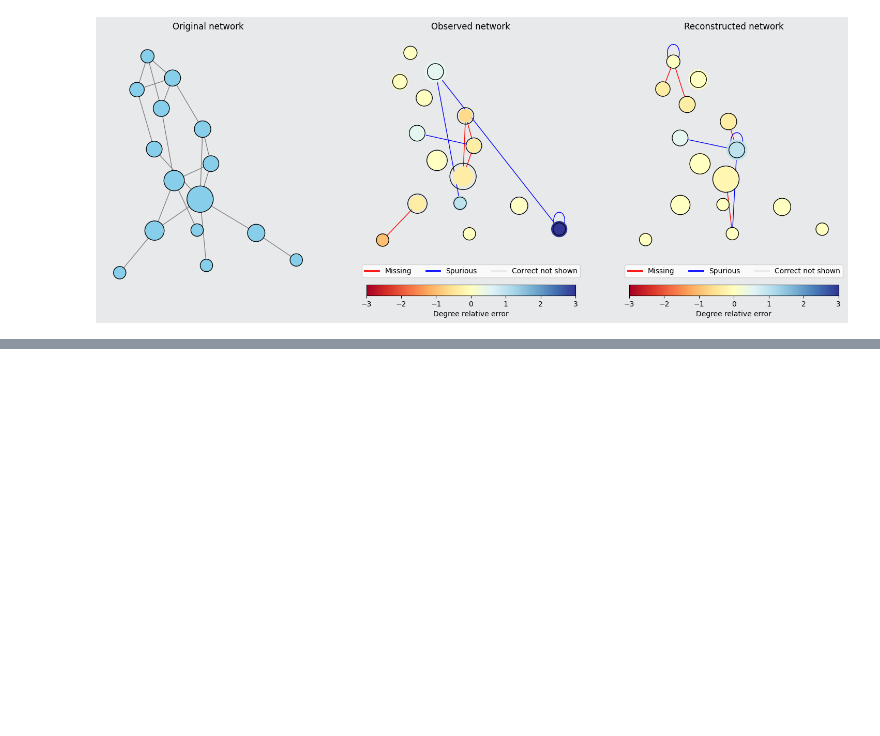
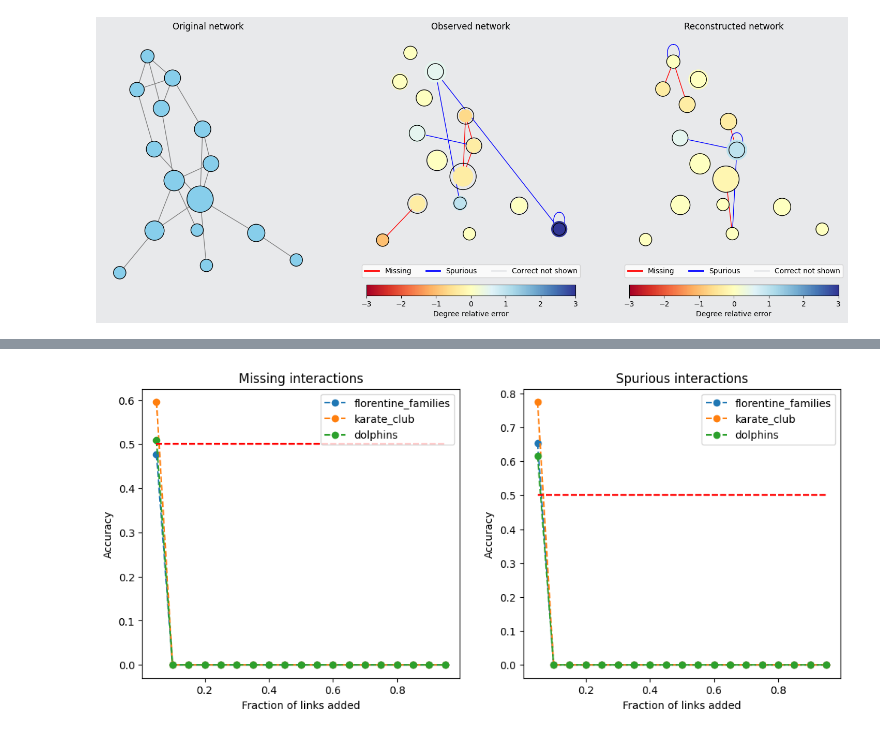
Before and after one commit to paololapo/NetworkReconstruction, a Jupyter notebook: MCMC.ipynb, the cells around one changed output, grey strips where cells are left out. Saved outputs shown, nothing was run; the diff lists cells and outputs as text; code cells hidden in the pictures; blank space fills up the shorter version.

Commit message:
plots

```diff
--- a/MCMC.ipynb
+++ b/MCMC.ipynb
@@ -537,0 +542,5 @@ fig.show()
+# %%
+with open("./logs/scan_karate_club.pkl", "rb") as file:
+    results = pickle.load(file)
+
+pprint(results)
@@ -537,0 +563,25 @@ fig.show()
+# %%
+networks = ["florentine_families", "karate_club", "dolphins"]
+p_vec_link = np.arange(0.05, 1, 0.05)
+
+fig, ax = plt.subplots(1, 2, figsize=(12, 5))
+for i, net in enumerate(networks):
+    with open(f"./logs/scan_{net}.pkl", "rb") as file:
+        results = pickle.load(file)
+
+    ax[0].plot(p_vec_link, results["missing"], 'o--', label=net)
+    ax[1].plot(p_vec_link, results["spurious"], 'o--', label=net)
+
+    ax[0].hlines(0.5, p_vec_link[0], p_vec_link[-1], color='red', linestyle='--')
+    ax[1].hlines(0.5, p_vec_link[0], p_vec_link[-1], color='red', linestyle='--')
+
+    ax[0].set_xlabel("Fraction of links added")
+    ax[0].set_ylabel("Accuracy")
+    ax[0].set_title("Missing interactions")
+    ax[0].legend()
+    ax[1].set_xlabel("Fraction of links added")
+    ax[1].set_ylabel("Accuracy")
+    ax[1].set_title("Spurious interactions")
+    ax[1].legend()
+# %% [output]
+[figure, added]
```
Also changed, not shown: parts of 5 cells of this notebook.
